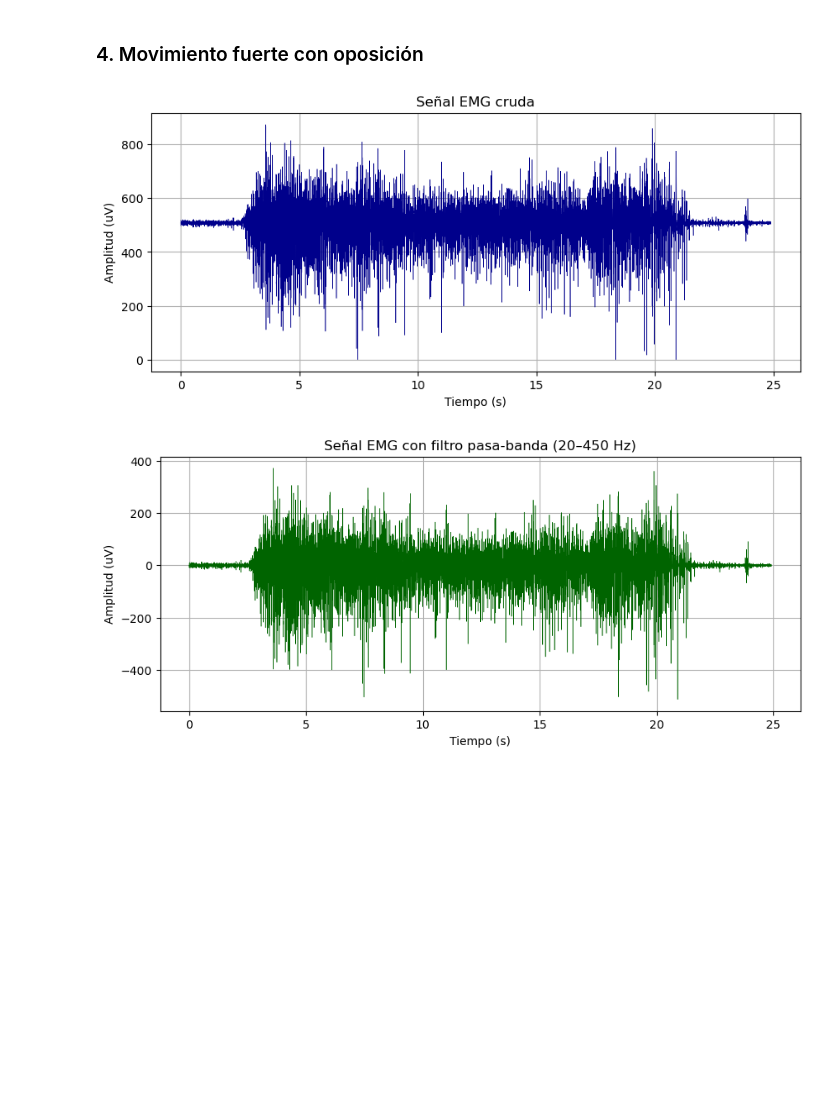
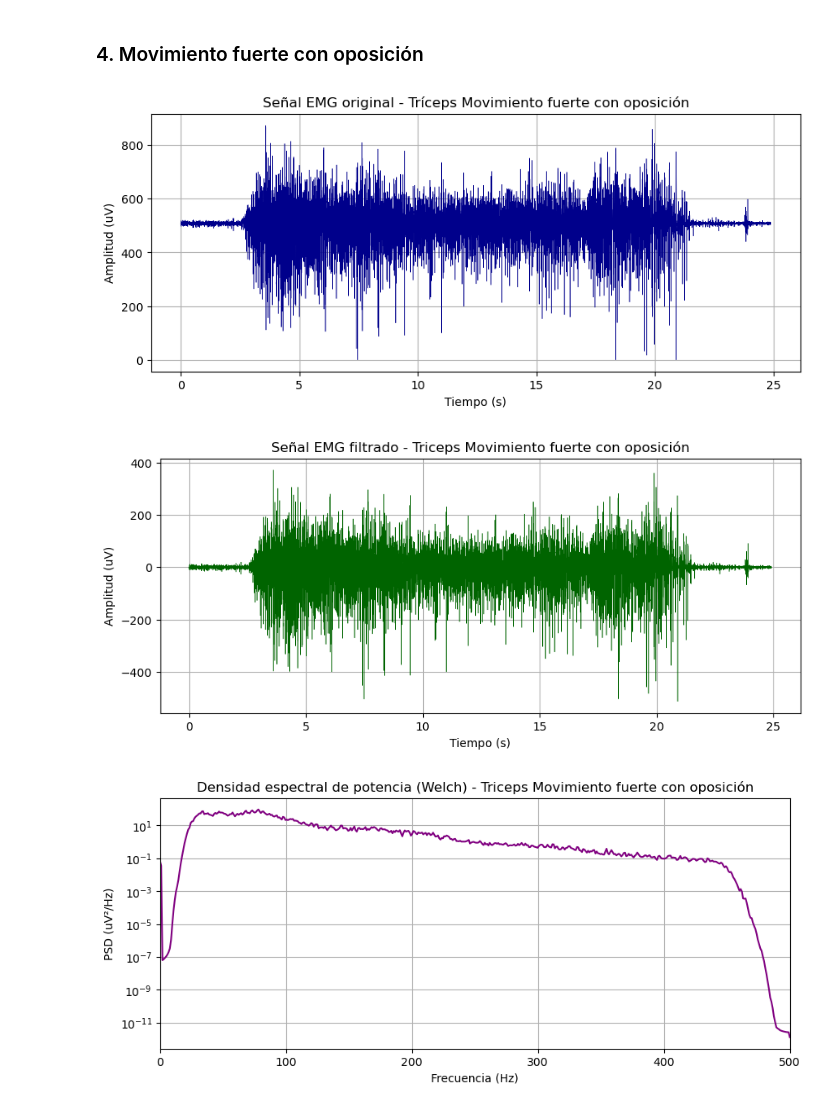
Before and after one commit to miguel-isidro05/GRUPO-05-ISB-2025-II, a Jupyter notebook: Laboratorios/Laboratorio 3 - Adquisición de EMG con BITalino/CódigosEMG.ipynb, the cells around one changed output. Drawn from its saved outputs; the diff is of its cells as text; code cells hidden in the pictures; blank space fills up the shorter version.

```diff
--- a/Laboratorios/Laboratorio 3 - Adquisición de EMG con BITalino/CódigosEMG.ipynb
+++ b/Laboratorios/Laboratorio 3 - Adquisición de EMG con BITalino/CódigosEMG.ipynb
@@ -334,44 +561,72 @@ plt.show()
 # %%
 import numpy as np
 import matplotlib.pyplot as plt
-from scipy.signal import butter, filtfilt
+from scipy.signal import butter, filtfilt, welch
 
-#Función filtro pasa-banda
+# Función filtro pasa-banda
 def filtro_pasabanda(señal, f_muestreo, frec_baja=20.0, frec_alta=450.0, orden=4):
     nyquist = 0.5 * f_muestreo
     bajo = frec_baja / nyquist
     alto = frec_alta / nyquist
     b, a = butter(orden, [bajo, alto], btype="band")
     return filtfilt(b, a, señal)
 
-#Cargamos el archivo
+# Cargar archivo
 ruta = r"D:\IB PUCP - UPCH 2022\7mo Semestre\Introducción a las Señales Biomédicas\Lab 3 - Adquisicion EMG\pythoooooon\Triceps\fuerza_aplicada_triceps.txt"
 datos = np.loadtxt(ruta, comments="#")
+
 emg = datos[:, -1]  # señal EMG en la última columna
-fs = 1000  # frecuencia de muestreo
+fs = 1000  # frecuencia de muestreo (Hz)
 tiempo = np.linspace(0, len(emg) / fs, len(emg))
 
-# Ploteo de la señal cruda
+# Señal original
 plt.figure(figsize=(10, 4))
 plt.plot(tiempo, emg, color="#00008B", linewidth=0.4)
-plt.title("Señal EMG cruda")
+plt.title("Señal EMG original - Tríceps Movimiento fuerte con oposición")
 plt.xlabel("Tiempo (s)")
 plt.ylabel("Amplitud (uV)")
 plt.grid()
 plt.show()
 
-
-# Aplicar el filtro pasa-banda
+# Filtro pasa-banda
 emg_filtrada = filtro_pasabanda(emg, fs)
 
-#Señal filtrada
+# Señal filtrada
 plt.figure(figsize=(10, 4))
 plt.plot(tiempo, emg_filtrada, color="#006400", linewidth=0.4)
-plt.title("Señal EMG con filtro pasa-banda (20–450 Hz)")
+plt.title("Señal EMG filtrado - Triceps Movimiento fuerte con oposición")
 plt.xlabel("Tiempo (s)")
 plt.ylabel("Amplitud (uV)")
 plt.grid()
 plt.show()
+
+# Welch
+nperseg = 1024
+frecs, psd = welch(emg_filtrada, fs, nperseg=nperseg)
+
+plt.figure(figsize=(10,4))
+plt.semilogy(frecs, psd, color="purple")
+plt.title("Densidad espectral de potencia (Welch) - Triceps Movimiento fuerte con oposición")
+plt.xlabel("Frecuencia (Hz)")
+plt.ylabel("PSD (uV²/Hz)")
+plt.xlim(0, 500)
+plt.grid()
+plt.show()
+
+# FFT
+fft_vals = np.fft.rfft(emg_filtrada)
+fft_freqs = np.fft.rfftfreq(len(emg_filtrada), 1/fs)
+fft_amp = np.abs(fft_vals)
+
+plt.figure(figsize=(10,4))
+plt.plot(fft_freqs, fft_amp, linewidth=0.6, color="orange")
+plt.title("Espectro de frecuencias (FFT) - Triceps Movimiento fuerte con oposición")
+plt.xlabel("Frecuencia (Hz)")
+plt.ylabel("Amplitud")
+plt.xlim(0, 500)
+plt.grid()
+plt.show()
 # %% [output]
-[figure, old version]
+[figure, new version]
-[figure, old version]
+[figure, new version]
+[figure, added]
```
Also changed, not shown: parts of 8 cells of this notebook.
